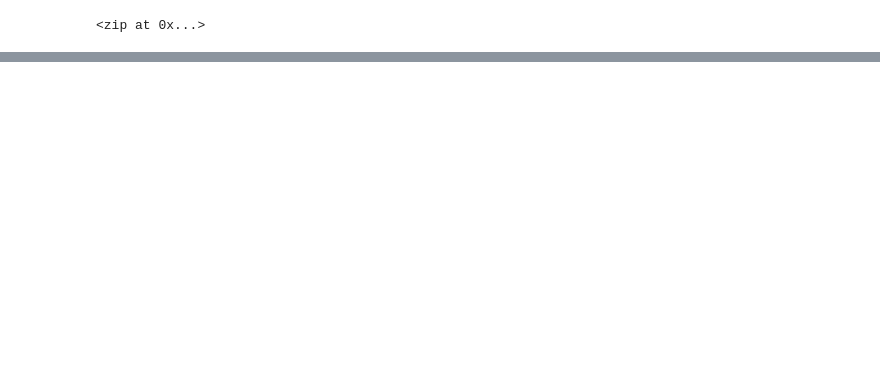
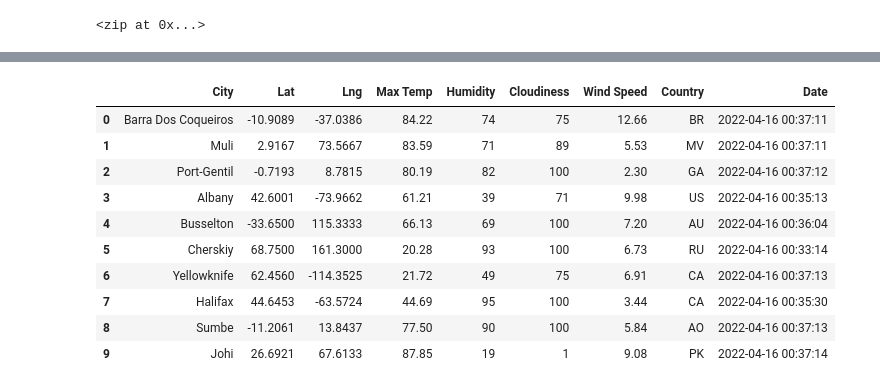
Before and after one commit to AnureetKaurVirdi/World_Weather_Analysis, a Jupyter notebook: WeatherPy.ipynb, the cells around one changed output, grey strips where cells are left out. Saved outputs shown, nothing was run; the diff lists cells and outputs as text; code cells hidden in the pictures; blank space fills up the shorter version.

```diff
--- a/WeatherPy.ipynb
+++ b/WeatherPy.ipynb
@@ -32,0 +39,4 @@ len(cities)
+# %%
+# Starting URL for Weather Map API Call.
+url = "http://api.openweathermap.org/data/2.5/weather?units=Imperial&APPID=" + weather_api_key
+print(url)
@@ -32,0 +129,16 @@ len(cities)
+# %%
+# Convert the array of dictionaries to a Pandas DataFrame.
+city_data_df = pd.DataFrame(city_data)
+city_data_df.head(10)
+# %% [output]
+|  | City | Lat | Lng | Max Temp | Humidity | Cloudiness | Wind Speed | Country | Date |
+| 0 | Barra Dos Coqueiros | -10.9089 | -37.0386 | 84.22 | 74 | 75 | 12.66 | BR | 2022-04-16 00:37:11 |
+| 1 | Muli | 2.9167 | 73.5667 | 83.59 | 71 | 89 | 5.53 | MV | 2022-04-16 00:37:11 |
+| 2 | Port-Gentil | -0.7193 | 8.7815 | 80.19 | 82 | 100 | 2.30 | GA | 2022-04-16 00:37:12 |
+| 3 | Albany | 42.6001 | -73.9662 | 61.21 | 39 | 71 | 9.98 | US | 2022-04-16 00:35:13 |
+| 4 | Busselton | -33.6500 | 115.3333 | 66.13 | 69 | 100 | 7.20 | AU | 2022-04-16 00:36:04 |
+| 5 | Cherskiy | 68.7500 | 161.3000 | 20.28 | 93 | 100 | 6.73 | RU | 2022-04-16 00:33:14 |
+| 6 | Yellowknife | 62.4560 | -114.3525 | 21.72 | 49 | 75 | 6.91 | CA | 2022-04-16 00:37:13 |
+| 7 | Halifax | 44.6453 | -63.5724 | 44.69 | 95 | 100 | 3.44 | CA | 2022-04-16 00:35:30 |
+| 8 | Sumbe | -11.2061 | 13.8437 | 77.50 | 90 | 100 | 5.84 | AO | 2022-04-16 00:37:13 |
+| 9 | Johi | 26.6921 | 67.6133 | 87.85 | 19 | 1 | 9.08 | PK | 2022-04-16 00:37:14 |
```
Also changed, not shown: parts of 6 cells of this notebook, 3 other files.
